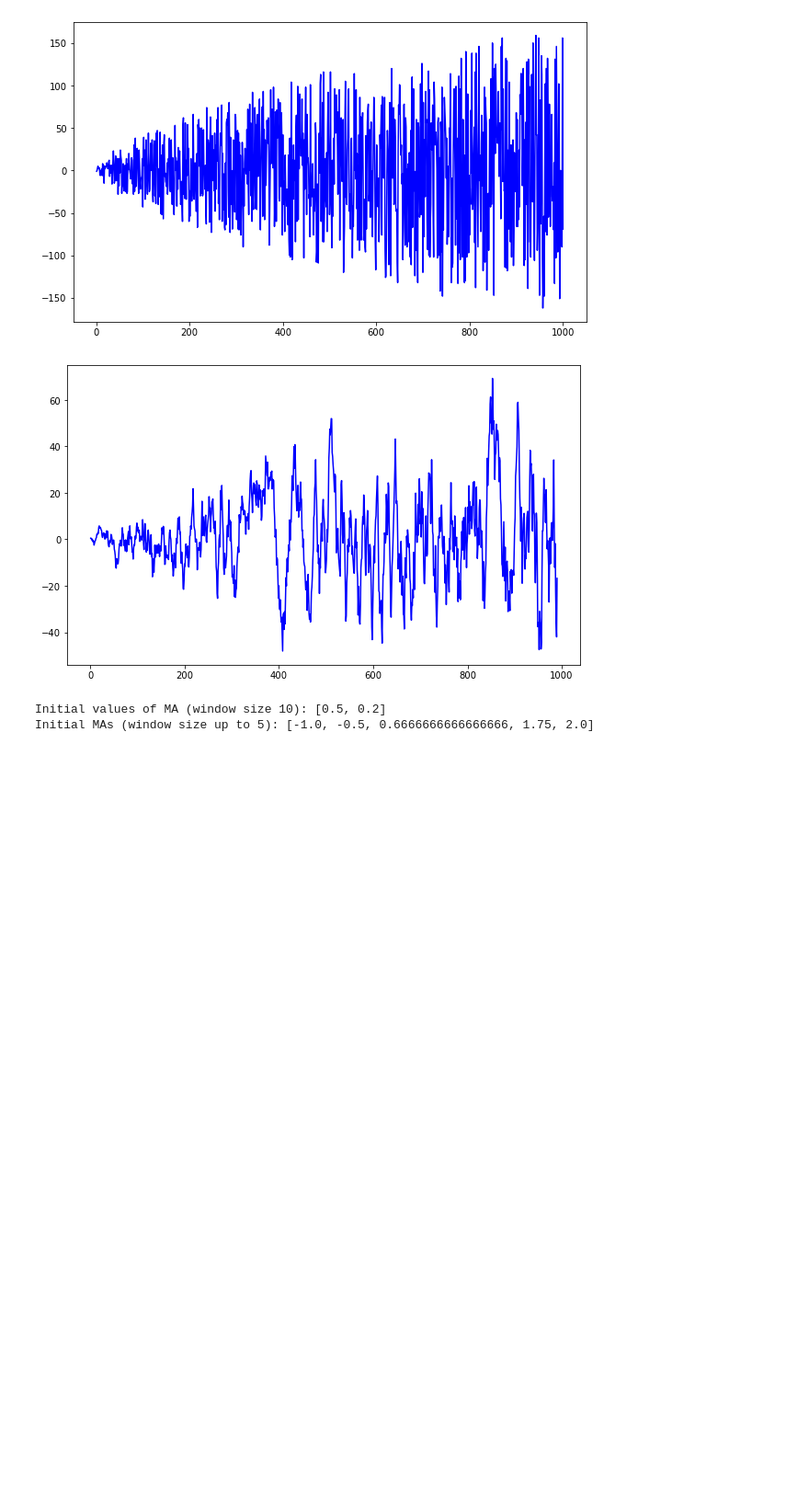
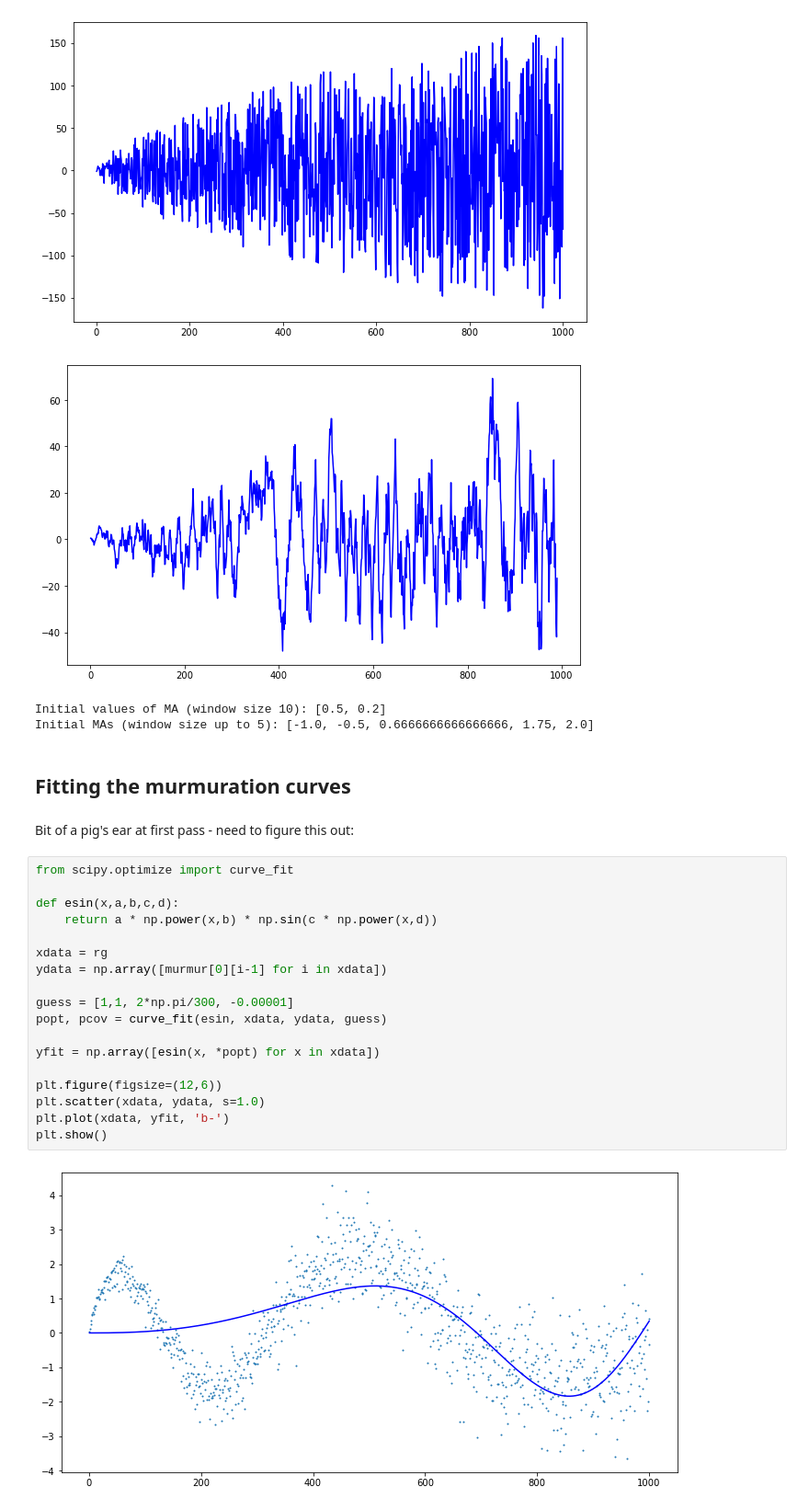
Before and after one commit to billoxbury/ecrank, a Jupyter notebook: 3_primeseries.ipynb, the cells around one changed output. Shown: that part at 92% size. Cells and saved outputs as stored; diff of their text form; blank space fills up the shorter version.

```diff
--- a/3_primeseries.ipynb
+++ b/3_primeseries.ipynb
@@ -116,3 +116,27 @@ print(f'Initial MAs (window size up to 5): {mas}')
 [figure]
 Initial values of MA (window size 10): [0.5, 0.2]
 Initial MAs (window size up to 5): [-1.0, -0.5, 0.6666666666666666, 1.75, 2.0]
+# %% [markdown]
+## Fitting the murmuration curves
+# %% [markdown]
+Bit of a pig's ear at first pass - need to figure this out:
+# %%
+from scipy.optimize import curve_fit
+
+def esin(x,a,b,c,d):
+    return a * np.power(x,b) * np.sin(c * np.power(x,d))
+
+xdata = rg
+ydata = np.array([murmur[0][i-1] for i in xdata])
+
+guess = [1,1, 2*np.pi/300, -0.00001]
+popt, pcov = curve_fit(esin, xdata, ydata, guess)
+
+yfit = np.array([esin(x, *popt) for x in xdata])
+
+plt.figure(figsize=(12,6))
+plt.scatter(xdata, ydata, s=1.0)
+plt.plot(xdata, yfit, 'b-')
+plt.show()
+# %% [output]
+[figure, added]
```
